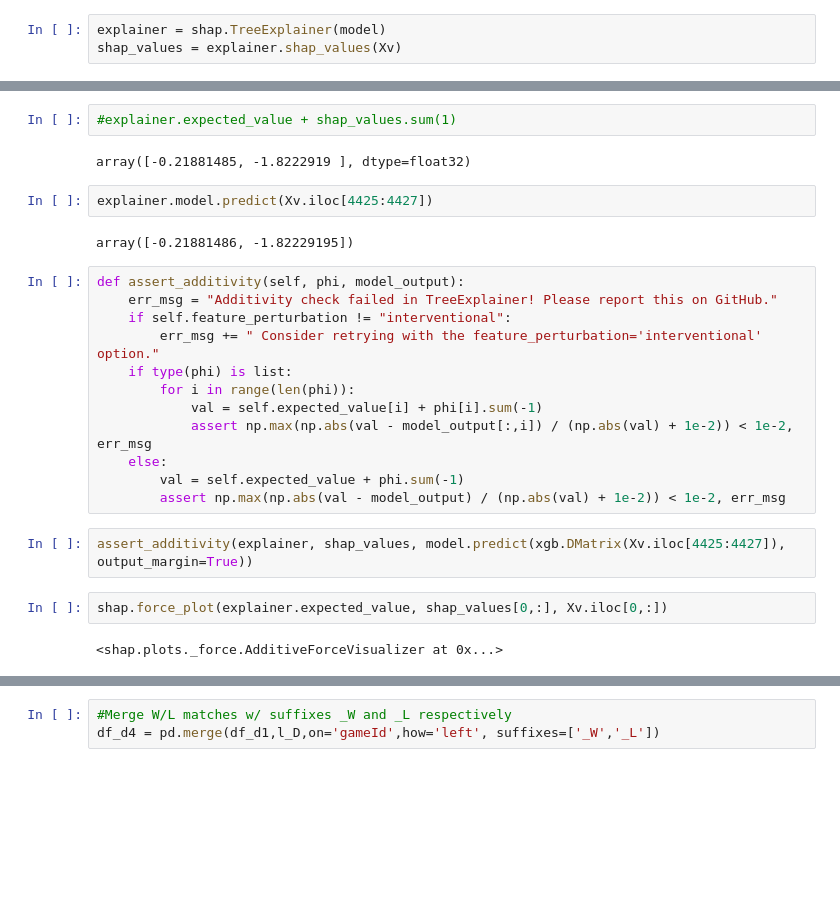
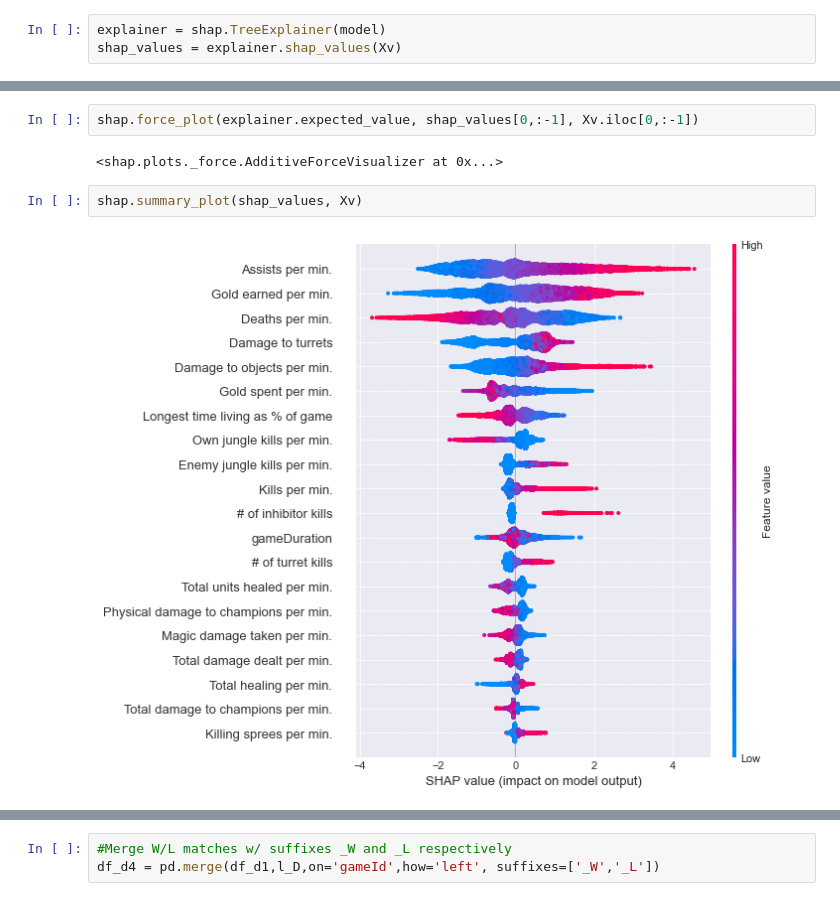
Before and after one commit to yi-ye-zhi-qiu/personalwebsite, a Jupyter notebook: models/Untitled.ipynb, the cells around one changed output, grey strips where cells are left out. Cells and saved outputs as stored; diff of their text form; blank space fills up the shorter version.

```diff
--- a/models/Untitled.ipynb
+++ b/models/Untitled.ipynb
@@ -493,29 +662,11 @@ array([-0.21104193, -1.8145189 ], dtype=float32)
 # %%
-#explainer.expected_value + shap_values.sum(1)
+shap.force_plot(explainer.expected_value, shap_values[0,:-1], Xv.iloc[0,:-1])
 # %% [output]
-array([-0.21881485, -1.8222919 ], dtype=float32)
+<shap.plots._force.AdditiveForceVisualizer at 0x...>
-# %%
-explainer.model.predict(Xv.iloc[4425:4427])
-# %% [output]
-array([-0.21881486, -1.82229195])
-# %%
-def assert_additivity(self, phi, model_output):
-    err_msg = "Additivity check failed in TreeExplainer! Please report this on GitHub."
-    if self.feature_perturbation != "interventional":
-        err_msg += " Consider retrying with the feature_perturbation='interventional' option."
-    if type(phi) is list:
-        for i in range(len(phi)):
-            val = self.expected_value[i] + phi[i].sum(-1)
-            assert np.max(np.abs(val - model_output[:,i]) / (np.abs(val) + 1e-2)) < 1e-2, err_msg
-    else:
-        val = self.expected_value + phi.sum(-1)
-        assert np.max(np.abs(val - model_output) / (np.abs(val) + 1e-2)) < 1e-2, err_msg
-# %%
-assert_additivity(explainer, shap_values, model.predict(xgb.DMatrix(Xv.iloc[4425:4427]), output_margin=True))
 # %%
-shap.force_plot(explainer.expected_value, shap_values[0,:], Xv.iloc[0,:])
+shap.summary_plot(shap_values, Xv)
 # %% [output]
-<shap.plots._force.AdditiveForceVisualizer at 0x...>
+[figure, added]
 # %%
 xs = np.linspace(-4,4,100)
 pl.xlabel("Log odds of winning")
```
Also changed, not shown: parts of 48 cells of this notebook.
